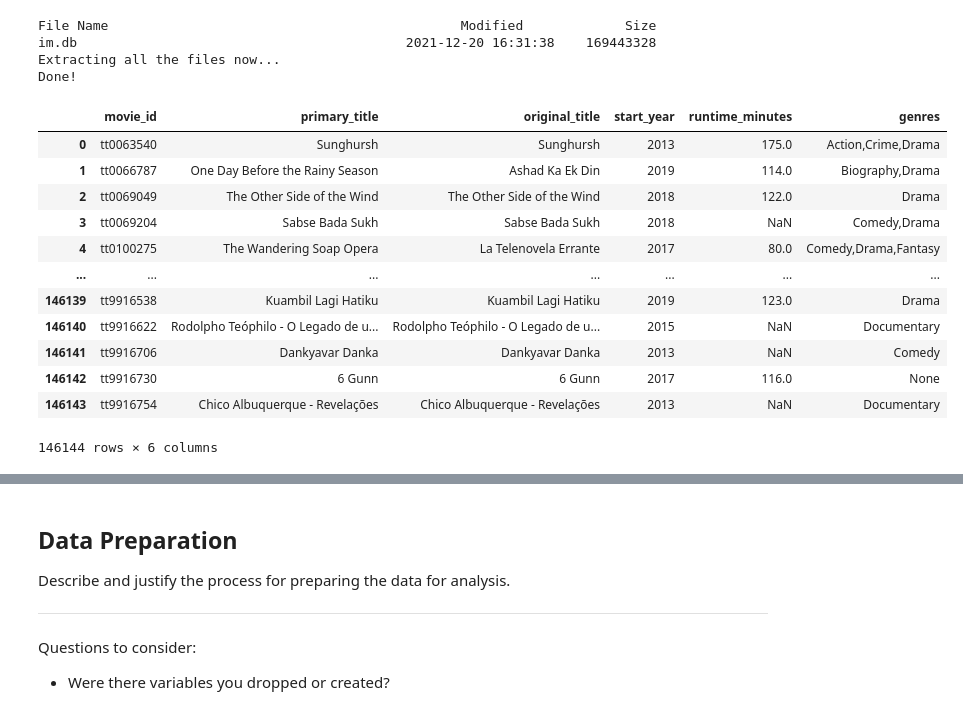
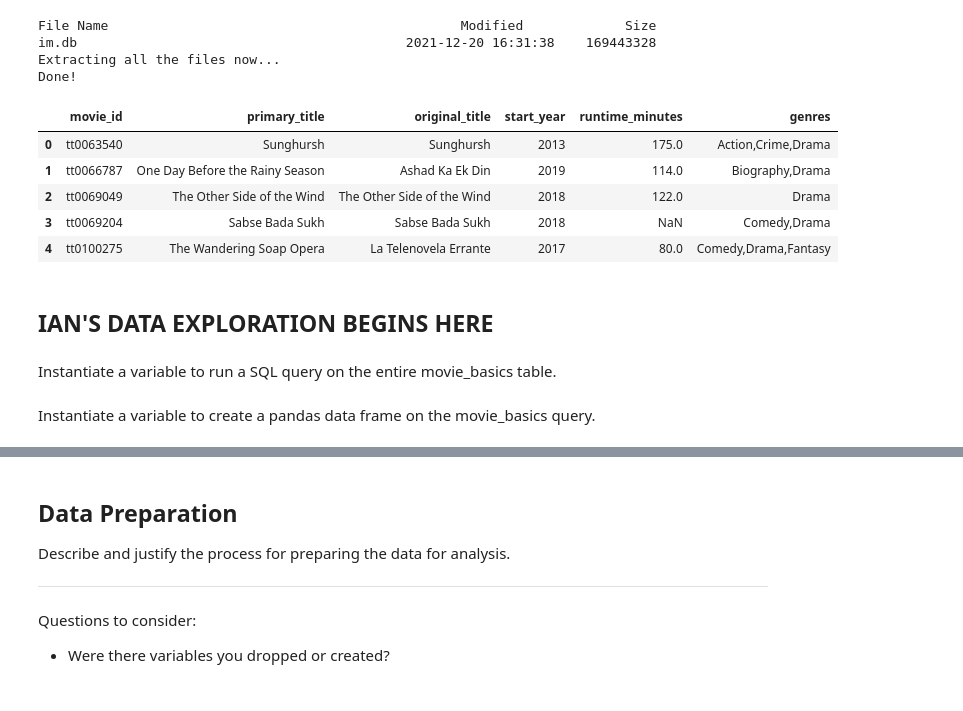
Before and after one commit to learn-co-curriculum/dsc-project-template, a Jupyter notebook: dsc-phase1-project-template.ipynb, the cells around one changed output, grey strips where cells are left out. Cells and saved outputs as stored; diff of their text form; code cells hidden in the pictures.

Commit message:
ian-updates-to-data-exploration

```diff
--- a/dsc-phase1-project-template.ipynb
+++ b/dsc-phase1-project-template.ipynb
@@ -75,20 +76,17 @@ from
 # %%
 testq_results = pd.read_sql(testq, conn)
 # %%
-testq_results
+testq_results.head()
 # %% [output]
 |  | movie_id | primary_title | original_title | start_year | runtime_minutes | genres |
 | 0 | tt0063540 | Sunghursh | Sunghursh | 2013 | 175.0 | Action,Crime,Drama |
 | 1 | tt0066787 | One Day Before the Rainy Season | Ashad Ka Ek Din | 2019 | 114.0 | Biography,Drama |
 | 2 | tt0069049 | The Other Side of the Wind | The Other Side of the Wind | 2018 | 122.0 | Drama |
 | 3 | tt0069204 | Sabse Bada Sukh | Sabse Bada Sukh | 2018 | NaN | Comedy,Drama |
 | 4 | tt0100275 | The Wandering Soap Opera | La Telenovela Errante | 2017 | 80.0 | Comedy,Drama,Fantasy |
-| ... | ... | ... | ... | ... | ... | ... |
-| 146139 | tt9916538 | Kuambil Lagi Hatiku | Kuambil Lagi Hatiku | 2019 | 123.0 | Drama |
-| 146140 | tt9916622 | Rodolpho Teóphilo - O Legado de u... | Rodolpho Teóphilo - O Legado de u... | 2015 | NaN | Documentary |
-| 146141 | tt9916706 | Dankyavar Danka | Dankyavar Danka | 2013 | NaN | Comedy |
-| 146142 | tt9916730 | 6 Gunn | 6 Gunn | 2017 | 116.0 | None |
-| 146143 | tt9916754 | Chico Albuquerque - Revelações | Chico Albuquerque - Revelações | 2013 | NaN | Documentary |
-146144 rows × 6 columns
 # %%
 # Here you run your code to explore the data
+# %% [markdown]
+## IAN'S DATA EXPLORATION BEGINS HERE
+# %% [markdown]
+Instantiate a variable to run a SQL query on the entire movie_basics table.
@@ -94,0 +100,2 @@ testq_results
+# %% [markdown]
+Instantiate a variable to create a pandas data frame on the movie_basics query.
```
Also changed, not shown: parts of 34 cells of this notebook.
